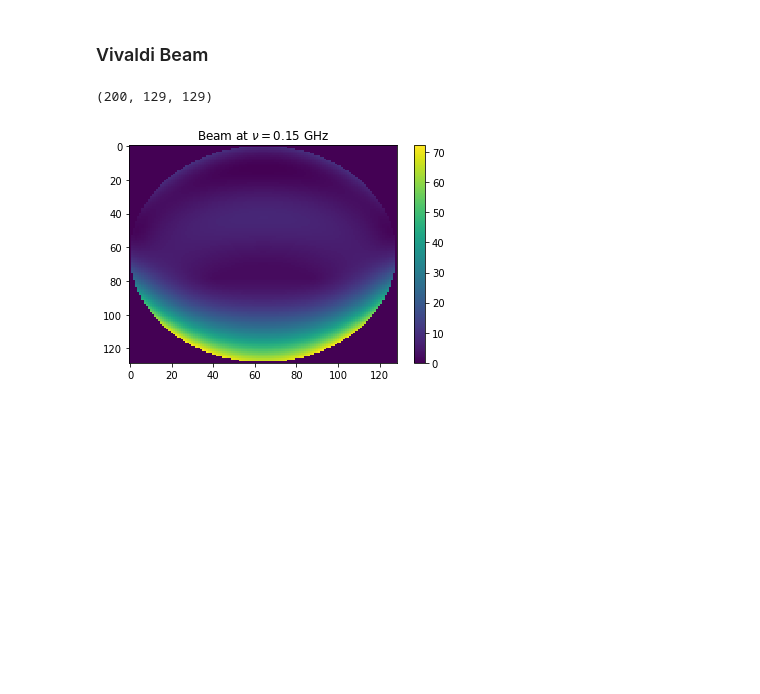
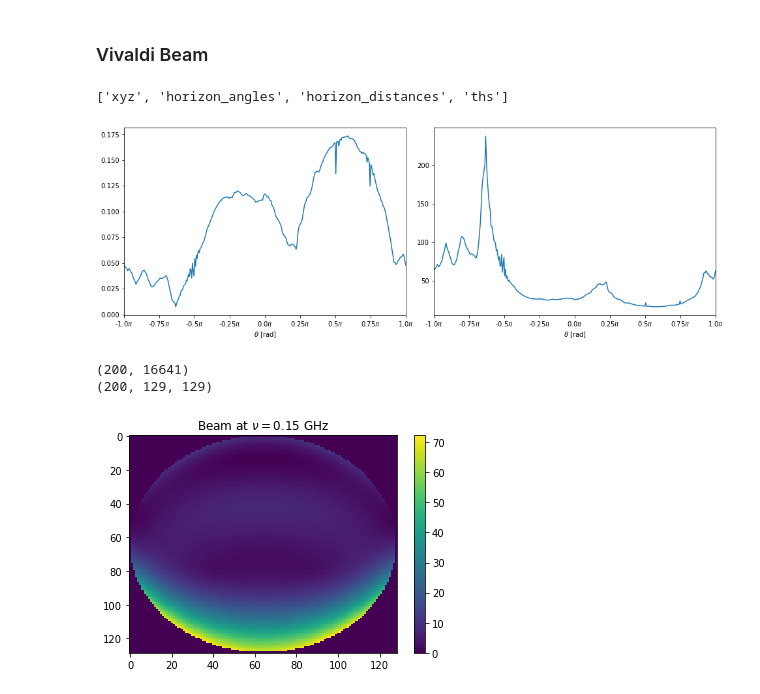
Before and after one commit to christianhbye/eigsep_misc, a Jupyter notebook: mock_vivaldi_analysis/mock_vivaldi_analysis_CHB.ipynb, the cells around one changed output. Drawn from its saved outputs; the diff is of its cells as text; code cells hidden in the pictures; blank space fills up the shorter version.

Commit message:
add horizon mask

```diff
--- a/mock_vivaldi_analysis/mock_vivaldi_analysis_CHB.ipynb
+++ b/mock_vivaldi_analysis/mock_vivaldi_analysis_CHB.ipynb
@@ -77,3 +77,23 @@ N = np.where(LM < 1, np.sqrt(1 - LM), 0)  # sin(theta) cos(phi)
 th = np.arccos(L).flatten()
 ph = np.arctan2(M, N).flatten() - np.pi
 ph = np.where(ph < 0, 2*np.pi+ph, ph)
+# %%
+horizon = np.load('Site1.npz')
+print([key for key in horizon])
+# %% [output]
+['xyz', 'horizon_angles', 'horizon_distances', 'ths']
+# %%
+fig = plt.figure()
+
+ax1=fig.add_axes([0,0,1,1])
+ax1.plot(horizon['ths']/np.pi, horizon['horizon_angles']/np.pi)
+
+ax2=fig.add_axes([1.1,0,1,1])
+ax2.plot(horizon['ths']/np.pi, horizon['horizon_distances'])
+
+ticks=np.linspace(-1,1,9)
+labels=[str(t)+'$\\pi$' for t in ticks]
+plt.setp([ax1, ax2], xlim=(-1,1), xlabel='$\\theta$ [rad]', xticks=ticks, xticklabels=labels)
+plt.show()
+# %% [output]
+[figure, added]
@@ -81,10 +105,13 @@ ph = np.where(ph < 0, 2*np.pi+ph, ph)
 # interpolate beam to evenly sampled Ls and Ms
 mask = np.where(LM < 1, 1, 0)
 beams = np.array([RectBivariateSpline(phis, thetas, d)(ph, th, grid=False)**2 for d in data])
+#beams *= horizon_mask
+print(beams.shape)
 beams.shape = (-1, NPIX, NPIX)
 beams *= mask  # set beam to 0 if LM >= 1 (which is impossible physically ref. prev. cell)
 print(beams.shape)
 # %% [output]
+(200, 16641)
 (200, 129, 129)
 # %%
 # beam vs phi and theta (data coordinates, extent is [pi/2, 3pi/2, 0, pi])
```
Also changed, not shown: parts of 10 cells of this notebook.
